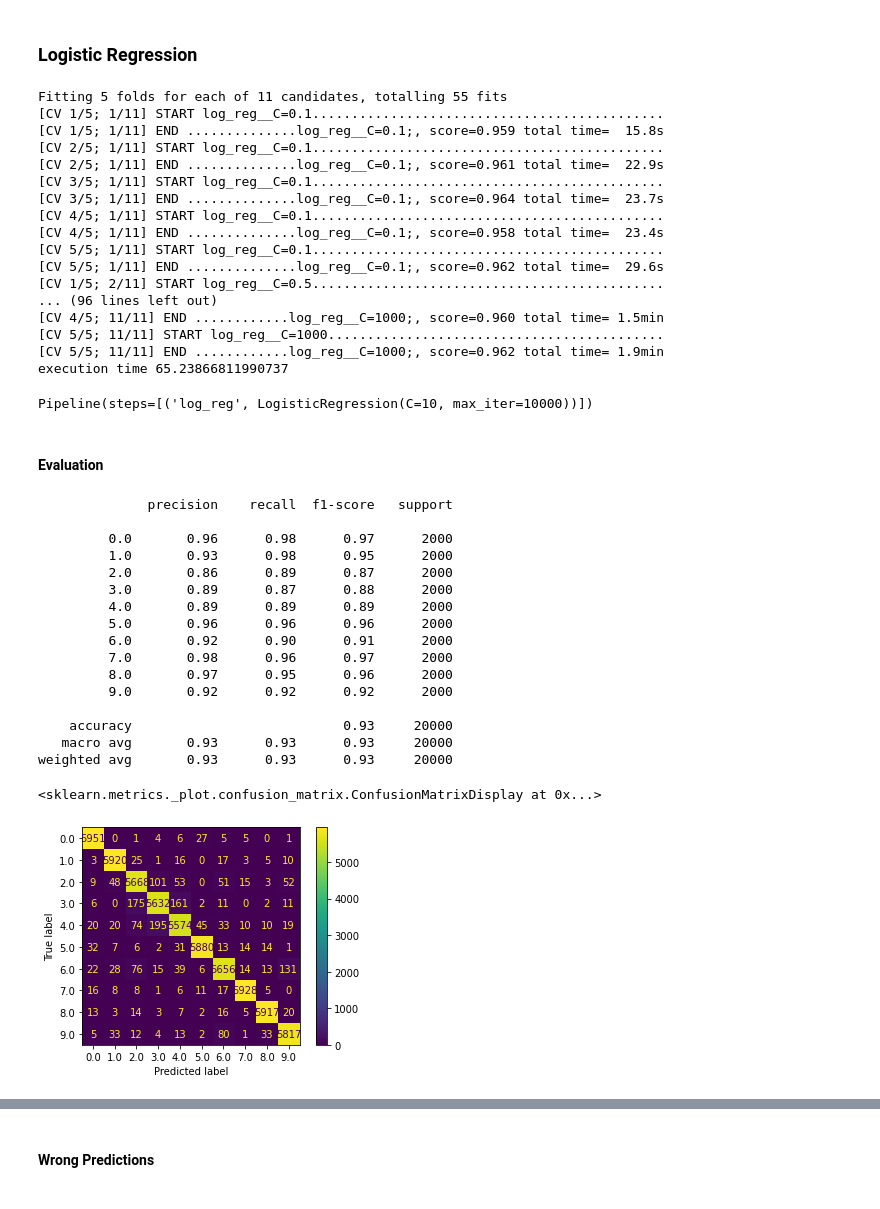
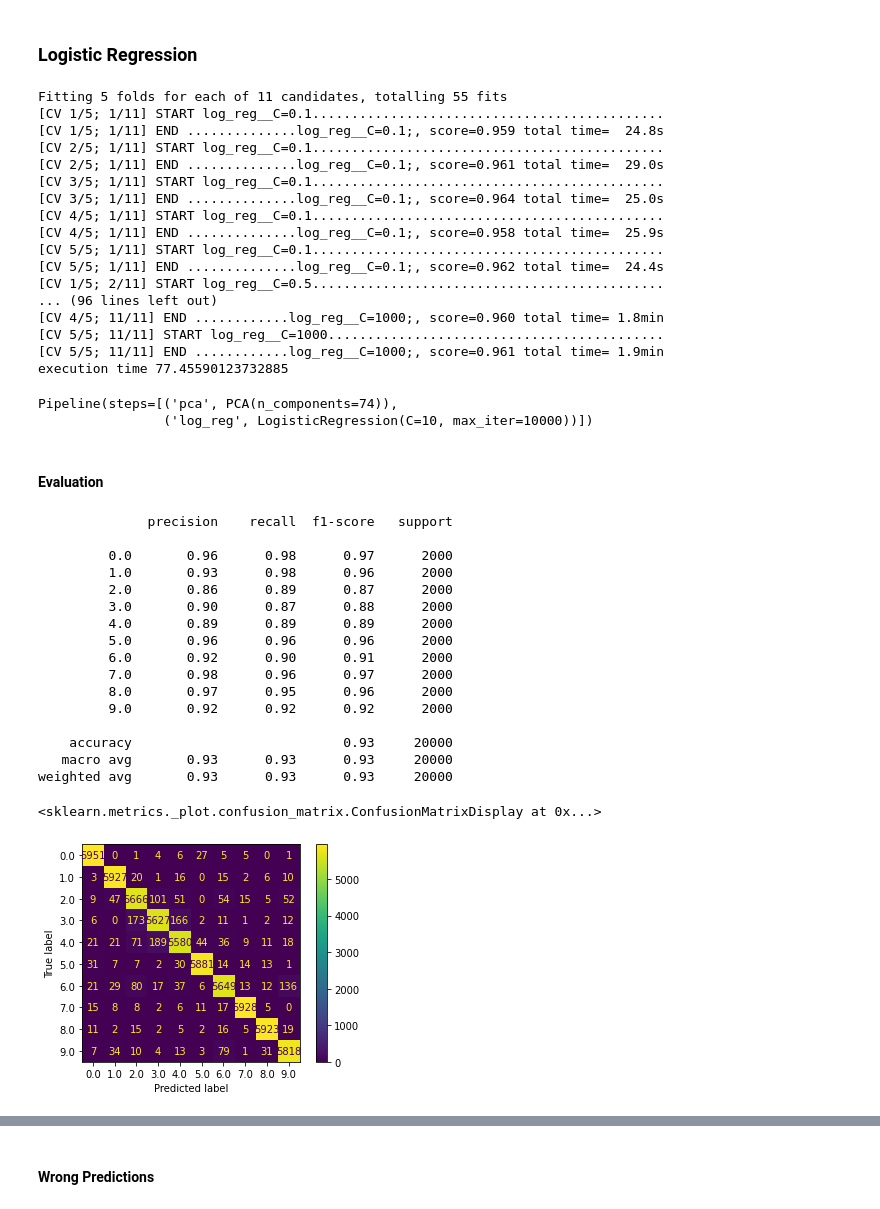
Before and after one commit to mo-amininasab/FarsiDigits-Recognizer, a Jupyter notebook: HodaDataSet_ML.ipynb, the cells around one changed output, grey strips where cells are left out. Drawn from its saved outputs; the diff is of its cells as text; code cells hidden in the pictures.

```diff
--- a/HodaDataSet_ML.ipynb
+++ b/HodaDataSet_ML.ipynb
@@ -226,7 +234,7 @@ for i , ax in zip(idxs, axes.flat):
 ### Gaussian Naive Bayes
 # %%
 steps = Pipeline([
-    # ('pca', PCA(n_components=74)),
+    ('pca', PCA(n_components=74)),
     ('nb', GaussianNB())
 ])
 
@@ -236,7 +244,7 @@ params = {
 search_nb = GridSearchCV(steps, params, verbose=10)
 # %%
 t1 = time.time()
-search_nb.fit(X_train_pca74, y_train)
+search_nb.fit(X_train, y_train)
 t2 = time.time()
 print(f'execution time {(t2-t1)/60}')
 # %% [output]
@@ -336,7 +344,7 @@ with open(filename, 'wb') as file:
 ### Logistic Regression
 # %%
 steps = Pipeline([
-    # ('pca', PCA(n_components=74)),
+    ('pca', PCA(n_components=74)),
     ('log_reg', LogisticRegression(max_iter=10000))
 ])
 
@@ -347,43 +355,44 @@ params = {
 search_log_reg = GridSearchCV(steps, params, verbose=10)
 # %%
 t1 = time.time()
-search_log_reg.fit(X_train_pca74, y_train)
+search_log_reg.fit(X_train, y_train)
 t2 = time.time()
 print(f'execution time {(t2-t1)/60}')
 # %% [output]
 Fitting 5 folds for each of 11 candidates, totalling 55 fits
 [CV 1/5; 1/11] START log_reg__C=0.1.............................................
-[CV 1/5; 1/11] END ..............log_reg__C=0.1;, score=0.959 total time=  15.8s
+[CV 1/5; 1/11] END ..............log_reg__C=0.1;, score=0.959 total time=  24.8s
 [CV 2/5; 1/11] START log_reg__C=0.1.............................................
-[CV 2/5; 1/11] END ..............log_reg__C=0.1;, score=0.961 total time=  22.9s
+[CV 2/5; 1/11] END ..............log_reg__C=0.1;, score=0.961 total time=  29.0s
 [CV 3/5; 1/11] START log_reg__C=0.1.............................................
-[CV 3/5; 1/11] END ..............log_reg__C=0.1;, score=0.964 total time=  23.7s
+[CV 3/5; 1/11] END ..............log_reg__C=0.1;, score=0.964 total time=  25.0s
 [CV 4/5; 1/11] START log_reg__C=0.1.............................................
-[CV 4/5; 1/11] END ..............log_reg__C=0.1;, score=0.958 total time=  23.4s
+[CV 4/5; 1/11] END ..............log_reg__C=0.1;, score=0.958 total time=  25.9s
 [CV 5/5; 1/11] START log_reg__C=0.1.............................................
-[CV 5/5; 1/11] END ..............log_reg__C=0.1;, score=0.962 total time=  29.6s
+[CV 5/5; 1/11] END ..............log_reg__C=0.1;, score=0.962 total time=  24.4s
 [CV 1/5; 2/11] START log_reg__C=0.5.............................................
 ... (96 lines left out)
-[CV 4/5; 11/11] END ............log_reg__C=1000;, score=0.960 total time= 1.5min
+[CV 4/5; 11/11] END ............log_reg__C=1000;, score=0.960 total time= 1.8min
 [CV 5/5; 11/11] START log_reg__C=1000...........................................
-[CV 5/5; 11/11] END ............log_reg__C=1000;, score=0.962 total time= 1.9min
-execution time 65.23866811990737
+[CV 5/5; 11/11] END ............log_reg__C=1000;, score=0.961 total time= 1.9min
+execution time 77.45590123732885
 # %%
 search_log_reg.best_estimator_
 # %% [output]
-Pipeline(steps=[('log_reg', LogisticRegression(C=10, max_iter=10000))])
+Pipeline(steps=[('pca', PCA(n_components=74)),
+                ('log_reg', LogisticRegression(C=10, max_iter=10000))])
 # %% [markdown]
 #### Evaluation
 # %%
-y_preds_log_reg = search_log_reg.predict(X_test_pca74)
+y_preds_log_reg = search_log_reg.predict(X_test)
 print(classification_report(y_test, y_preds_log_reg))
 # %% [output]
               precision    recall  f1-score   support
 
          0.0       0.96      0.98      0.97      2000
-         1.0       0.93      0.98      0.95      2000
+         1.0       0.93      0.98      0.96      2000
          2.0       0.86      0.89      0.87      2000
-         3.0       0.89      0.87      0.88      2000
+         3.0       0.90      0.87      0.88      2000
          4.0       0.89      0.89      0.89      2000
          5.0       0.96      0.96      0.96      2000
          6.0       0.92      0.90      0.91      2000
@@ -395,8 +404,8 @@ print(classification_report(y_test, y_preds_log_reg))
    macro avg       0.93      0.93      0.93     20000
 weighted avg       0.93      0.93      0.93     20000
 # %%
-ConfusionMatrixDisplay.from_estimator(search_log_reg, X_train_pca74, y_train)
+ConfusionMatrixDisplay.from_estimator(search_log_reg, X_train, y_train)
 # %% [output]
 <sklearn.metrics._plot.confusion_matrix.ConfusionMatrixDisplay at 0x...>
-[figure, old version]
+[figure, new version]
 # %%
```
Also changed, not shown: parts of 23 cells of this notebook.
